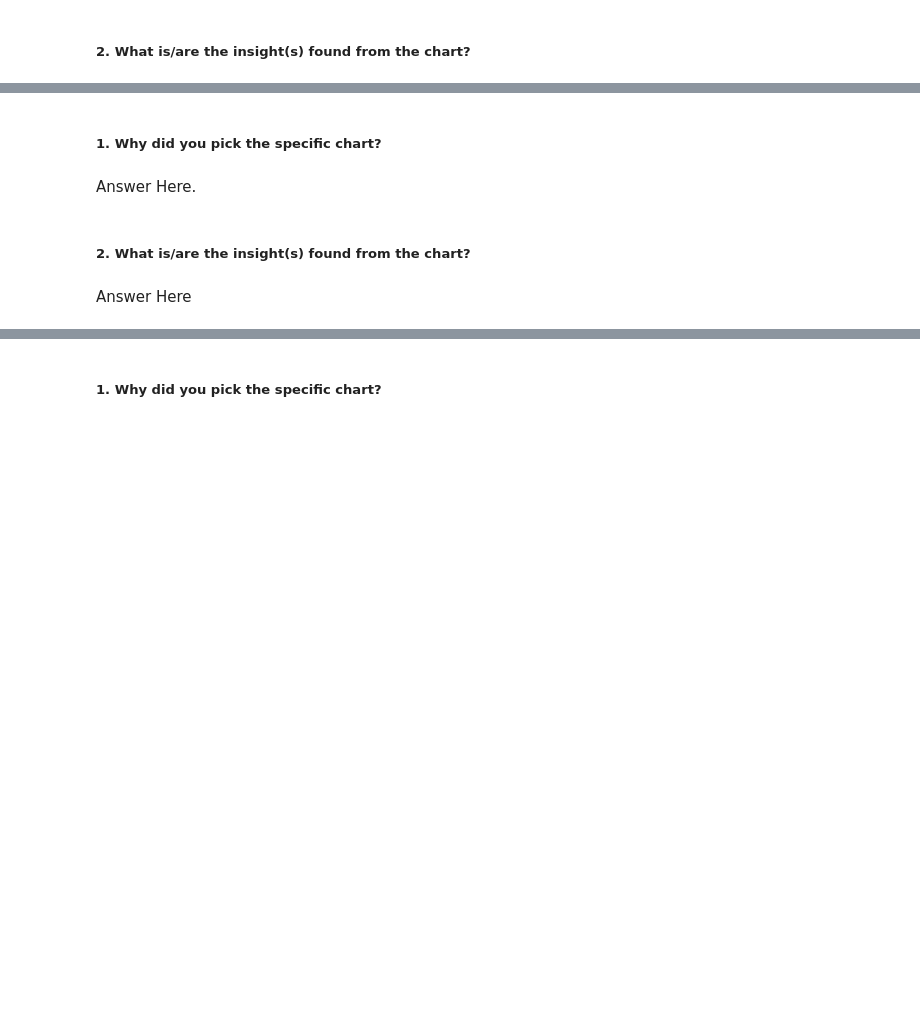
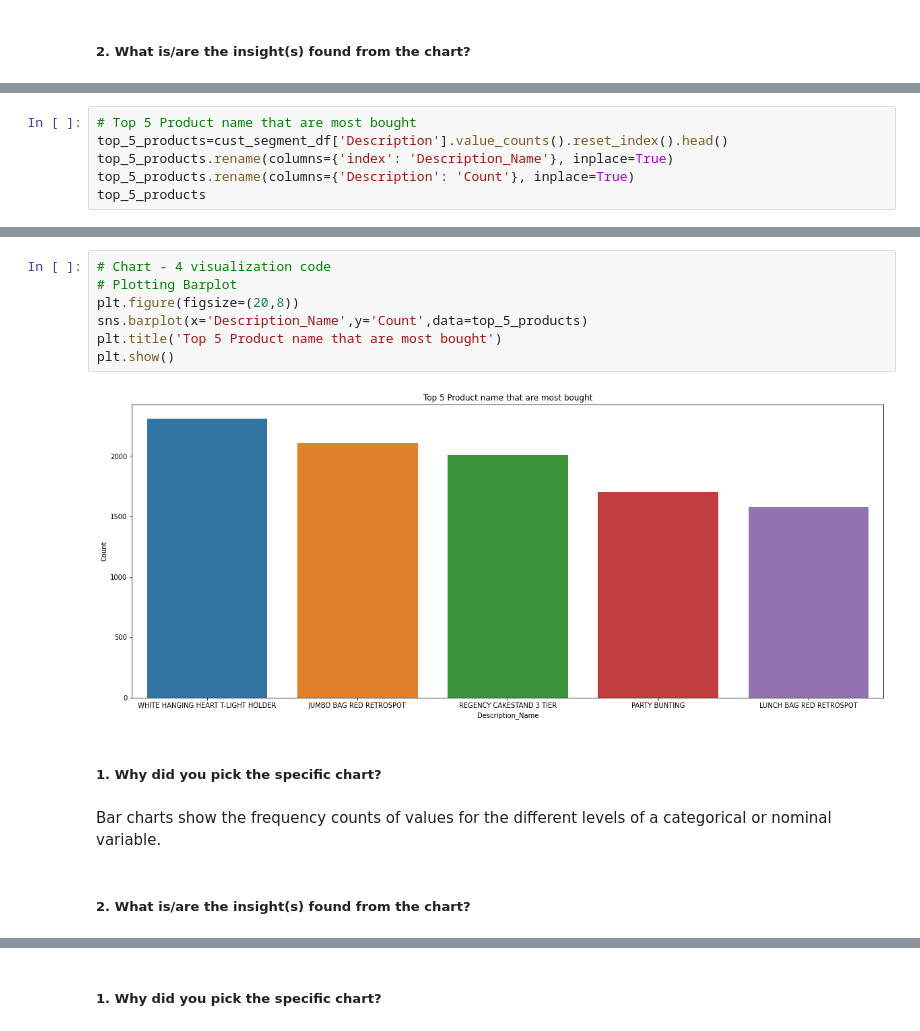
Before and after one commit to Shubham-droid24/Online-Retail-Customer-Segmentation, a Jupyter notebook: Online_Retail_Customer_Segmentation_.ipynb, the cells around one changed output, grey strips where cells are left out. Saved outputs shown, nothing was run; the diff lists cells and outputs as text; blank space fills up the shorter version.

```diff
--- a/Online_Retail_Customer_Segmentation_.ipynb
+++ b/Online_Retail_Customer_Segmentation_.ipynb
@@ -347,0 +523,6 @@ Answer Here
+# %%
+# Top 5 Product name that are most bought
+top_5_products=cust_segment_df['Description'].value_counts().reset_index().head()
+top_5_products.rename(columns={'index': 'Description_Name'}, inplace=True)
+top_5_products.rename(columns={'Description': 'Count'}, inplace=True)
+top_5_products
@@ -348,8 +536,15 @@ Answer Here
+# %%
+# Chart - 4 visualization code
+# Plotting Barplot
+plt.figure(figsize=(20,8))
+sns.barplot(x='Description_Name',y='Count',data=top_5_products)
+plt.title('Top 5 Product name that are most bought')
+plt.show()
+# %% [output]
+[figure, added]
 # %% [markdown]
 ##### 1. Why did you pick the specific chart?
-# %% [markdown]
-Answer Here.
+# %% [markdown]
+Bar charts show the frequency counts of values for the different levels of a categorical or nominal variable.
 # %% [markdown]
 ##### 2. What is/are the insight(s) found from the chart?
-# %% [markdown]
-Answer Here
```
Also changed, not shown: parts of 374 cells of this notebook.
